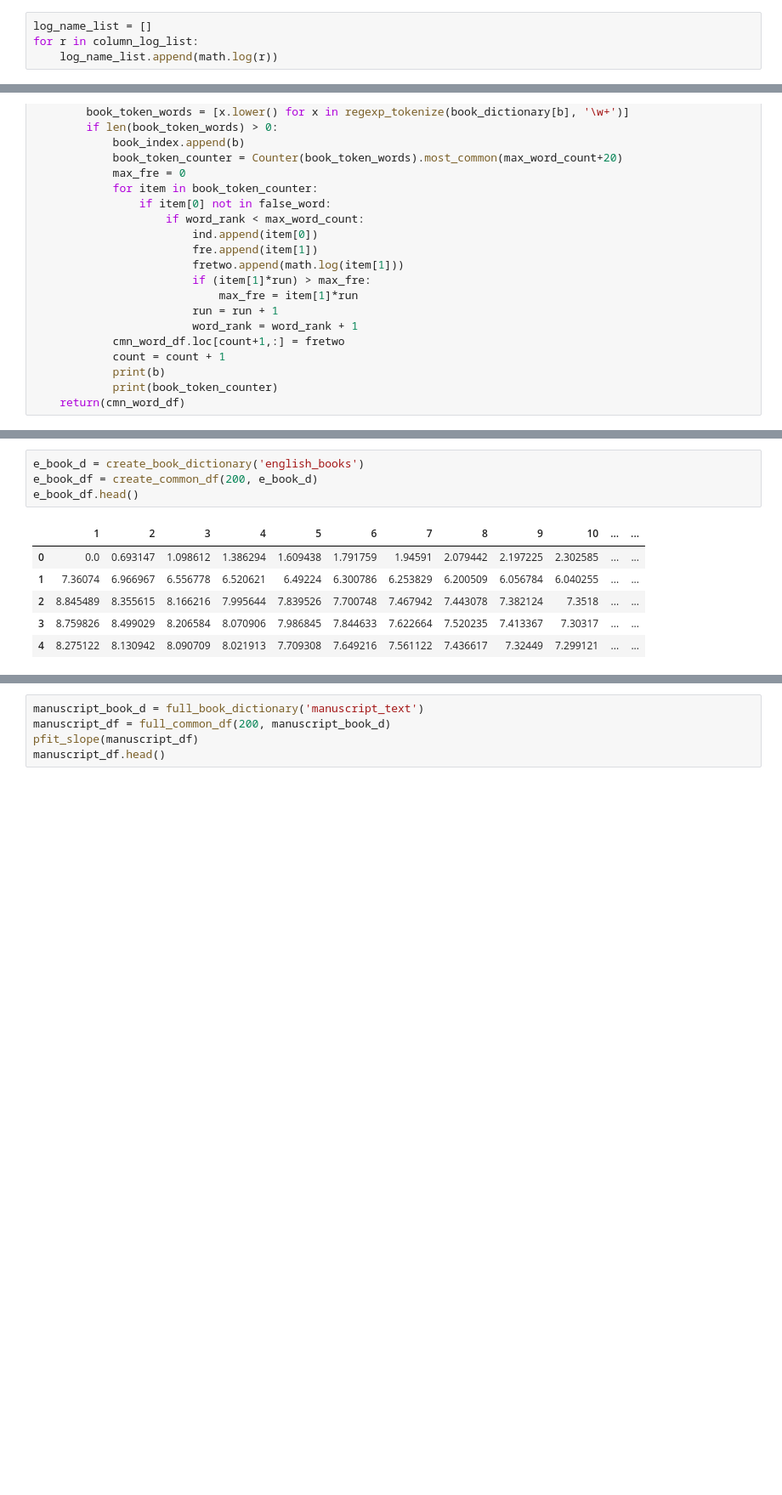
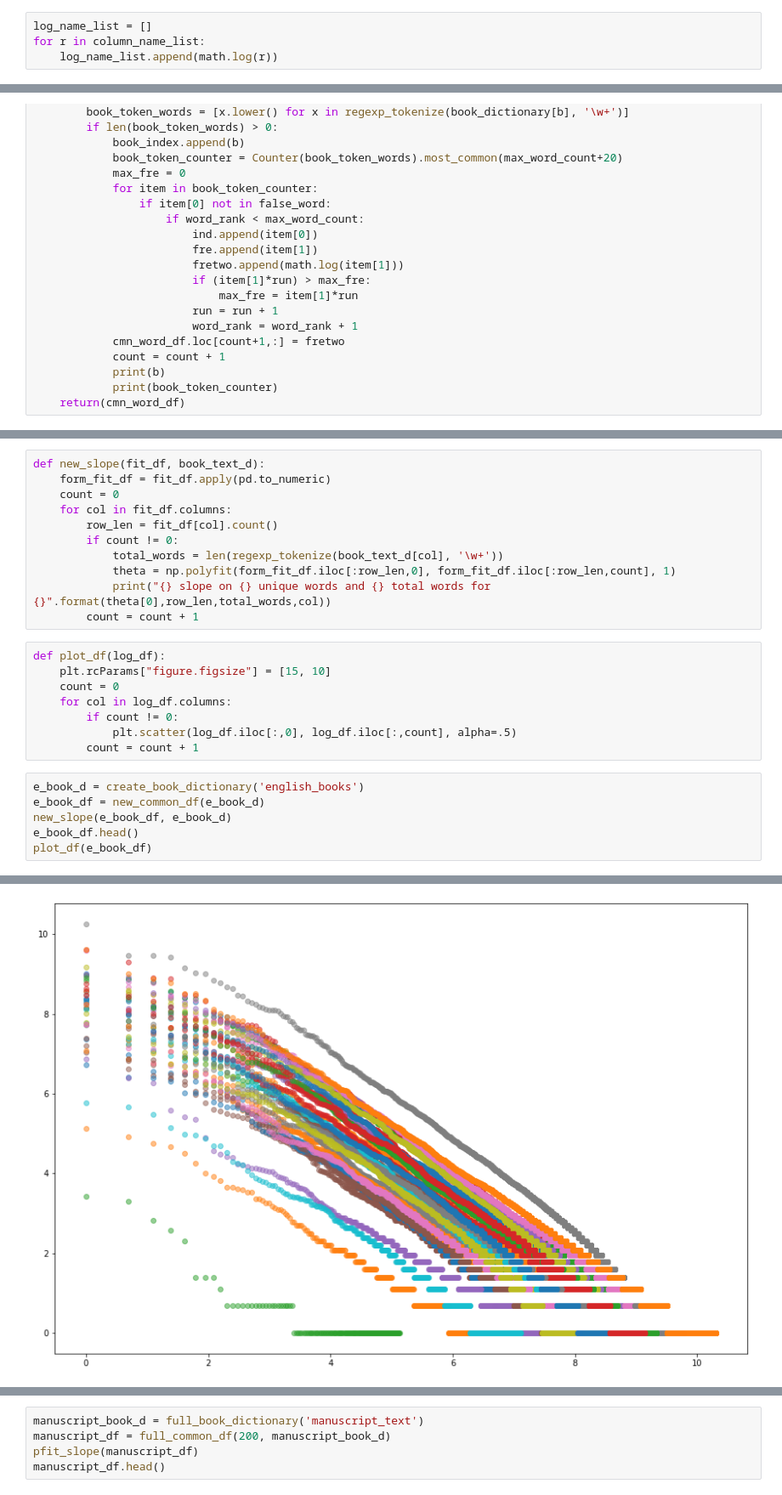
Before and after one commit to ccmerry/voynich_manuscript_text_analysis, a Jupyter notebook: book_analysis.ipynb, the cells around one changed output, grey strips where cells are left out. Shown at 85% size. Saved outputs shown, nothing was run; the diff lists cells and outputs as text; blank space fills up the shorter version.

Commit message:
added total words and graph options

```diff
--- a/book_analysis.ipynb
+++ b/book_analysis.ipynb
@@ -96,7 +82,7 @@ column_name_list.extend(list((range(1, 201))))
 column_name_list = list((range(1, 201)))
 # %%
 log_name_list = []
-for r in column_log_list:
+for r in column_name_list:
     log_name_list.append(math.log(r))
 # %%
 word_df = pd.DataFrame(columns=column_name_list)
@@ -299,11 +306,26 @@ def full_common_df(max_word_count, book_dictionary):
+# %%
+def new_slope(fit_df, book_text_d):
+    form_fit_df = fit_df.apply(pd.to_numeric)
+    count = 0
+    for col in fit_df.columns:
+        row_len = fit_df[col].count()
+        if count != 0:
+            total_words = len(regexp_tokenize(book_text_d[col], '\w+'))
+            theta = np.polyfit(form_fit_df.iloc[:row_len,0], form_fit_df.iloc[:row_len,count], 1)
+            print("{} slope on {} unique words and {} total words for {}".format(theta[0],row_len,total_words,col))
+        count = count + 1
+# %%
+def plot_df(log_df):
+    plt.rcParams["figure.figsize"] = [15, 10]
+    count = 0
+    for col in log_df.columns:
+        if count != 0:
+            plt.scatter(log_df.iloc[:,0], log_df.iloc[:,count], alpha=.5)
+        count = count + 1
 # %%
 e_book_d = create_book_dictionary('english_books')
-e_book_df = create_common_df(200, e_book_d)
+e_book_df = new_common_df(e_book_d)
+new_slope(e_book_df, e_book_d)
 e_book_df.head()
+plot_df(e_book_df)
 # %% [output]
-|  | 1 | 2 | 3 | 4 | 5 | 6 | 7 | 8 | 9 | 10 | ... | ... |
-| 0 | 0.0 | 0.693147 | 1.098612 | 1.386294 | 1.609438 | 1.791759 | 1.94591 | 2.079442 | 2.197225 | 2.302585 | ... | ... |
-| 1 | 7.36074 | 6.966967 | 6.556778 | 6.520621 | 6.49224 | 6.300786 | 6.253829 | 6.200509 | 6.056784 | 6.040255 | ... | ... |
-| 2 | 8.845489 | 8.355615 | 8.166216 | 7.995644 | 7.839526 | 7.700748 | 7.467942 | 7.443078 | 7.382124 | 7.3518 | ... | ... |
-| 3 | 8.759826 | 8.499029 | 8.206584 | 8.070906 | 7.986845 | 7.844633 | 7.622664 | 7.520235 | 7.413367 | 7.30317 | ... | ... |
-| 4 | 8.275122 | 8.130942 | 8.090709 | 8.021913 | 7.709308 | 7.649216 | 7.561122 | 7.436617 | 7.32449 | 7.299121 | ... | ... |
@@ -311,2 +349,3 @@ e_book_df.head()
+[figure, added]
 # %%
 f_book_d = create_book_dictionary('french_books')
```
Also changed, not shown: parts of 16 cells of this notebook.
